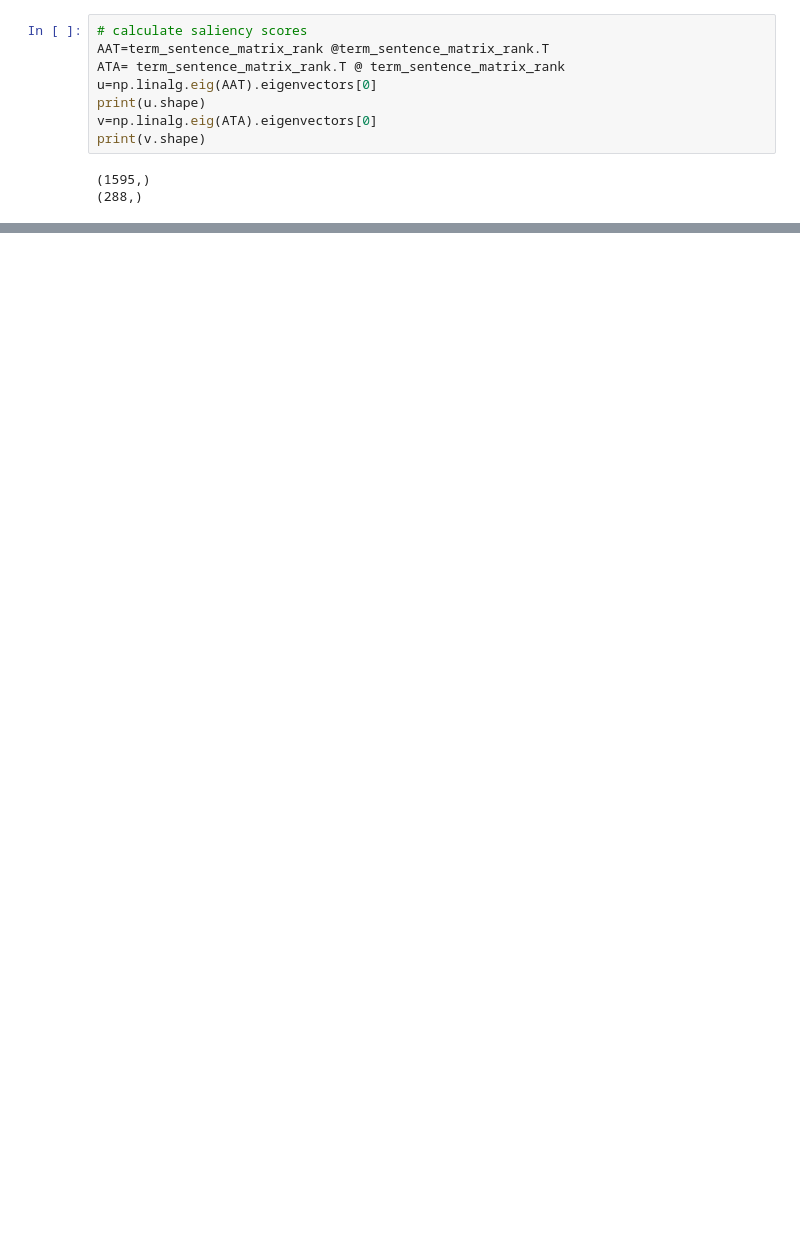
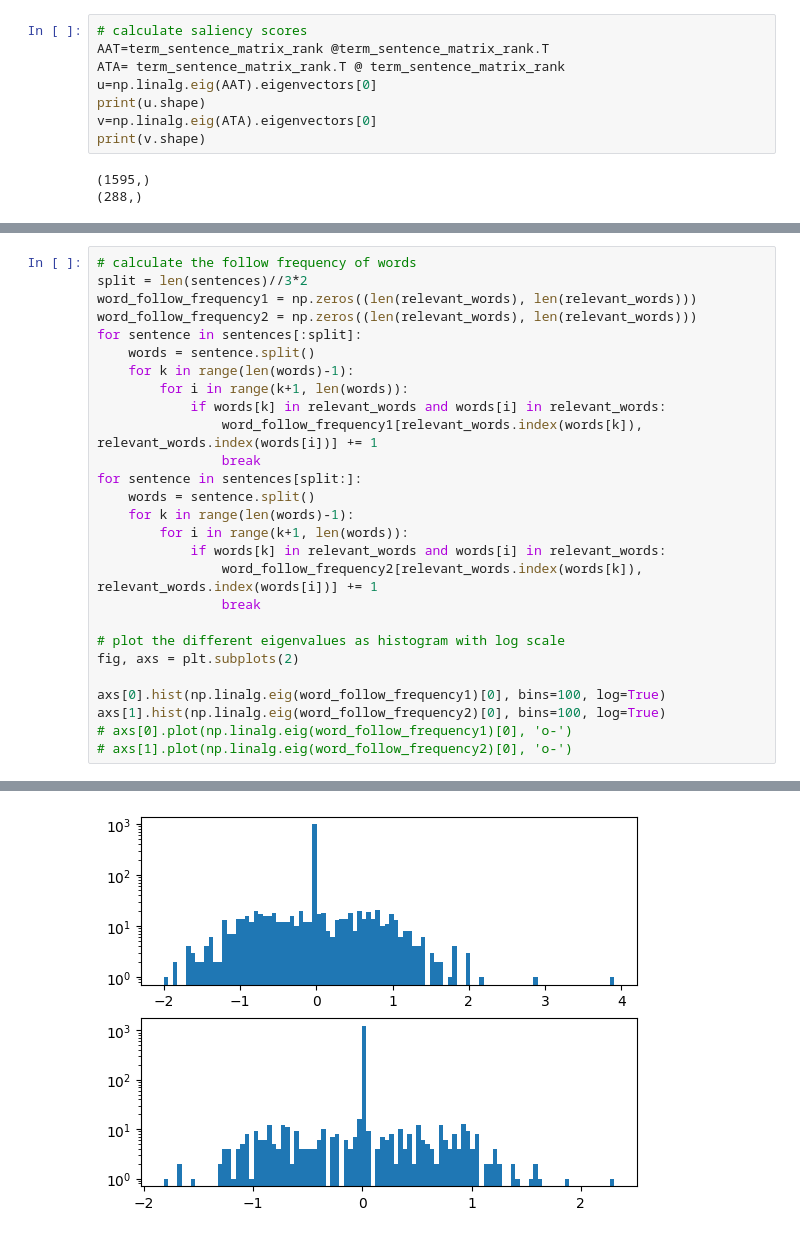
Before and after one commit to Bela4321/matrixmethods_dataanalysis, a Jupyter notebook: Kriterias/preprocesing.ipynb, the cells around one changed output, grey strips where cells are left out. Cells and saved outputs as stored; diff of their text form; blank space fills up the shorter version.

```diff
--- a/Kriterias/preprocesing.ipynb
+++ b/Kriterias/preprocesing.ipynb
@@ -354,0 +381,28 @@ the dialogue flowed seamlessly each speaker building upon the insights of the ot
+# %%
+# calculate the follow frequency of words
+split = len(sentences)//3*2
+word_follow_frequency1 = np.zeros((len(relevant_words), len(relevant_words)))
+word_follow_frequency2 = np.zeros((len(relevant_words), len(relevant_words)))
+for sentence in sentences[:split]:
+    words = sentence.split()
+    for k in range(len(words)-1):
+        for i in range(k+1, len(words)):
+            if words[k] in relevant_words and words[i] in relevant_words:
+                word_follow_frequency1[relevant_words.index(words[k]), relevant_words.index(words[i])] += 1
+                break
+for sentence in sentences[split:]:
+    words = sentence.split()
+    for k in range(len(words)-1):
+        for i in range(k+1, len(words)):
+            if words[k] in relevant_words and words[i] in relevant_words:
+                word_follow_frequency2[relevant_words.index(words[k]), relevant_words.index(words[i])] += 1
+                break
+
+# plot the different eigenvalues as histogram with log scale
+fig, axs = plt.subplots(2)
+
+axs[0].hist(np.linalg.eig(word_follow_frequency1)[0], bins=100, log=True)
+axs[1].hist(np.linalg.eig(word_follow_frequency2)[0], bins=100, log=True)
+# axs[0].plot(np.linalg.eig(word_follow_frequency1)[0], 'o-')
+# axs[1].plot(np.linalg.eig(word_follow_frequency2)[0], 'o-')
+# %% [output]
@@ -354,0 +426 @@ the dialogue flowed seamlessly each speaker building upon the insights of the ot
+[figure, added]
```
Also changed, not shown: parts of 15 cells of this notebook.
